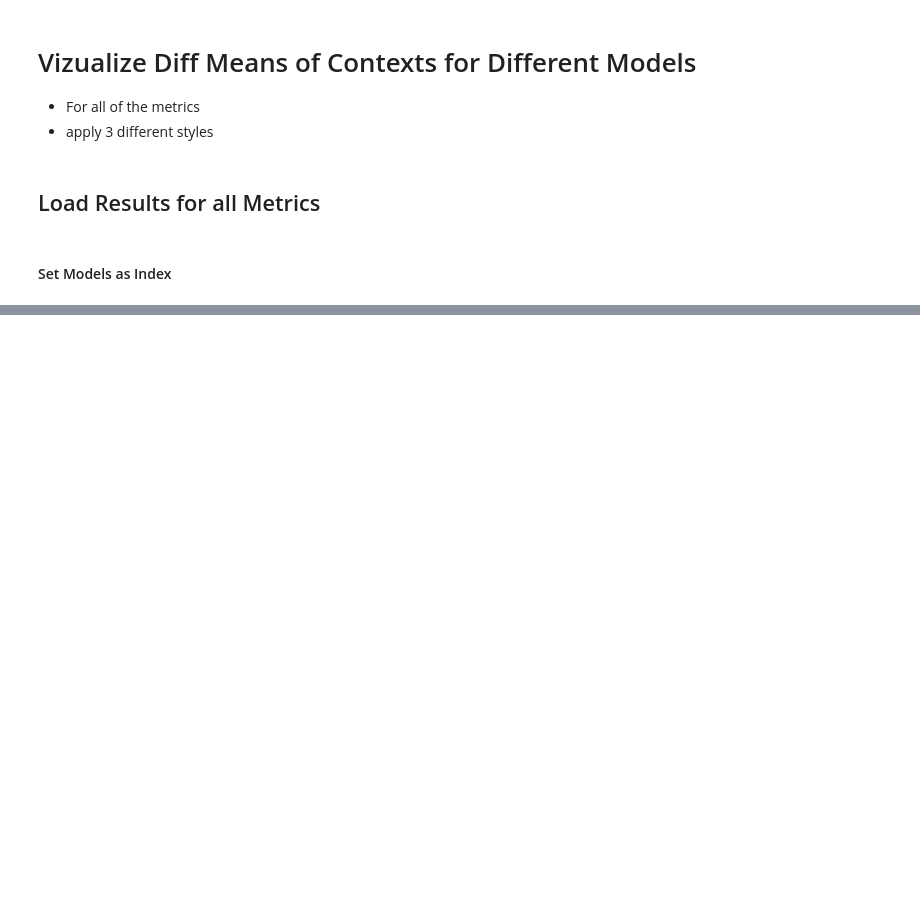
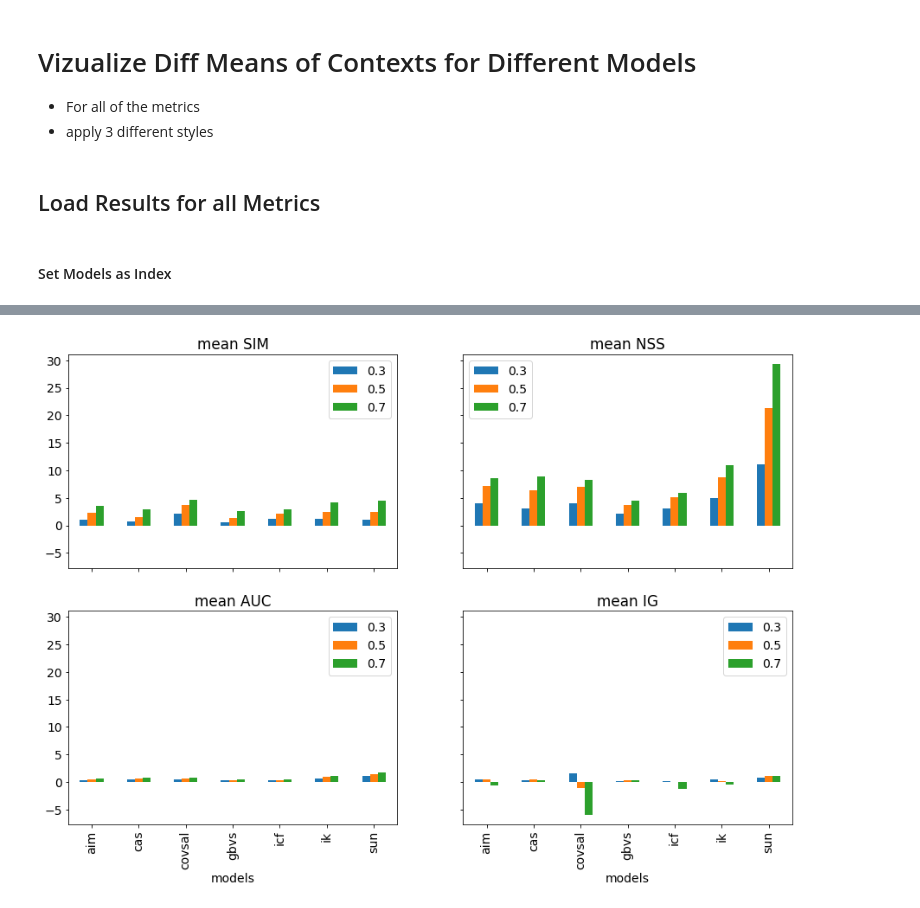
Before and after one commit to alTeska/face_saliency, a Jupyter notebook: notebooks/diff_mean_of_contexts_viz_1305.ipynb, the cells around one changed output, grey strips where cells are left out. Cells and saved outputs as stored; diff of their text form; code cells hidden in the pictures; blank space fills up the shorter version.

```diff
--- a/notebooks/diff_mean_of_contexts_viz_1305.ipynb
+++ b/notebooks/diff_mean_of_contexts_viz_1305.ipynb
@@ -46,0 +82,21 @@ df_f07 = pd.read_csv('scores_f07_' + plot_metric + '.csv')
+# %%
+matplotlib.rcParams.update({'font.size': 14})
+
+fig, ax = plt.subplots(2, 2, figsize=(15,10), sharex=True, sharey=True)
+
+im = SIM.plot(kind="bar", ax=ax[0][0])
+NSS.plot(kind="bar", ax=ax[0][1])
+AUC.plot(kind="bar", ax=ax[1][0])
+IG.plot(kind="bar", ax=ax[1][1])
+
+mappable = im.get_children()[0]
+
+ax[0][0].set_title('mean {}'.format('SIM'))
+ax[0][1].set_title('mean {}'.format('NSS'))
+ax[1][0].set_title('mean {}'.format('AUC'))
+ax[1][1].set_title('mean {}'.format('IG'));
+
+# fig.text(0.04, 0.5, 'model', va='center', rotation='vertical')
+# fig.text(0.5, 0.04, r'$\alpha$ face weight', ha='center');
+# %% [output]
+[figure, added]
```
Also changed, not shown: parts of 12 cells of this notebook, 3 other files.
